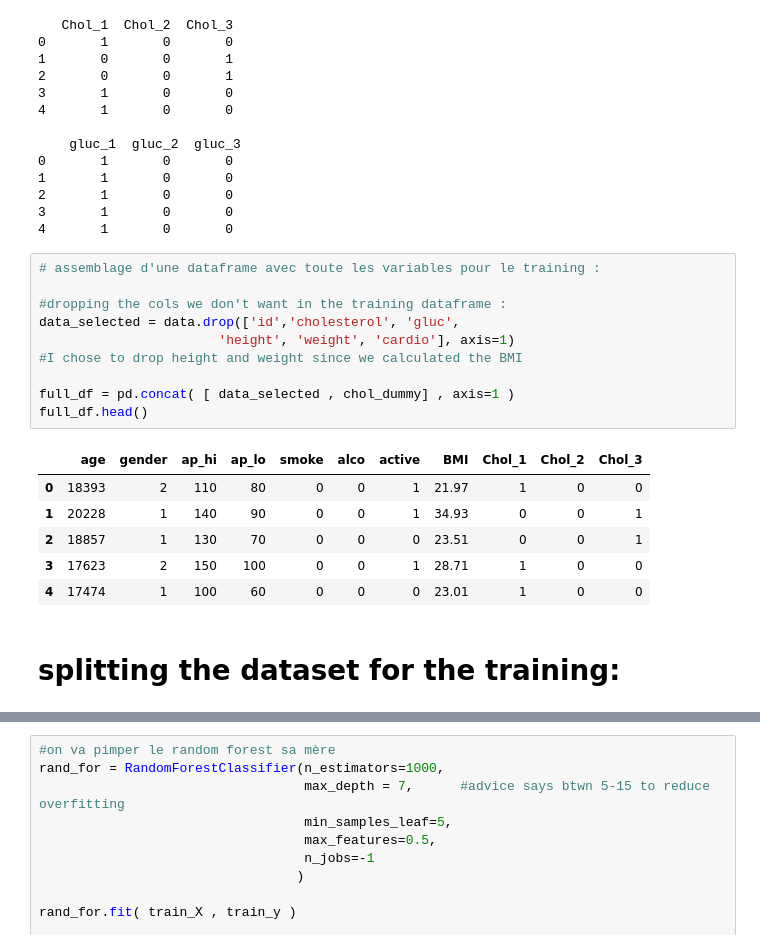
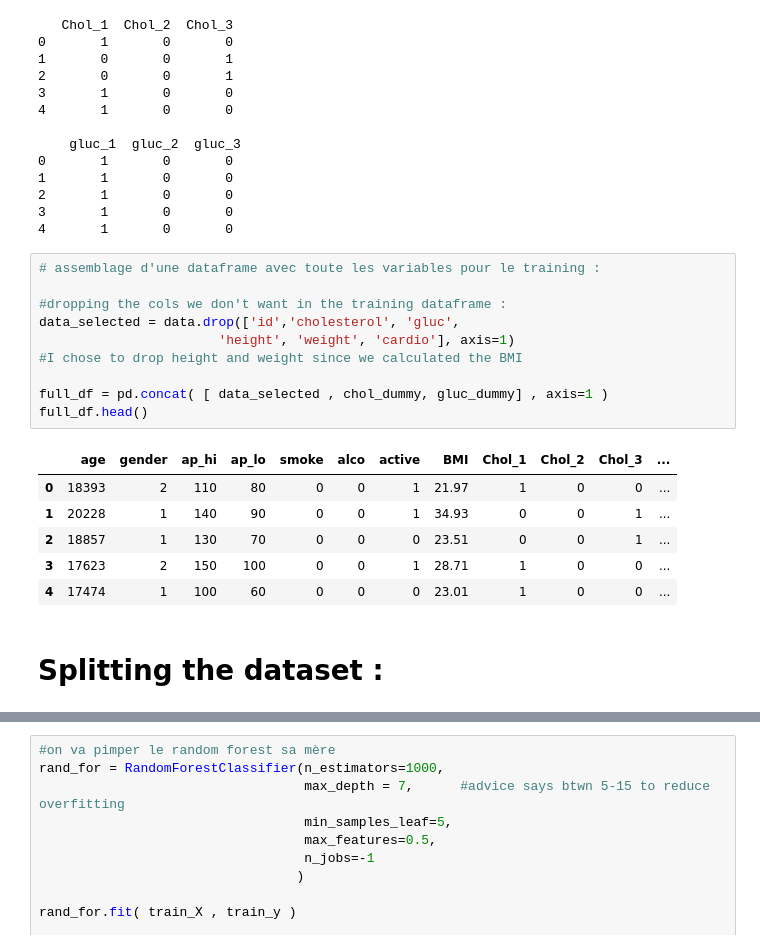
Before and after one commit to pasaunier/FDD_Projet_H, a Jupyter notebook: classification_saunier_rendu.ipynb, the cells around one changed output, grey strips where cells are left out. Drawn from its saved outputs; the diff is of its cells as text.

```diff
--- a/classification_saunier_rendu.ipynb
+++ b/classification_saunier_rendu.ipynb
@@ -261,20 +261,20 @@ print("\n",gluc_dummy.head())
 # %%
 # assemblage d'une dataframe avec toute les variables pour le training :
 
 #dropping the cols we don't want in the training dataframe :
 data_selected = data.drop(['id','cholesterol', 'gluc',
                        'height', 'weight', 'cardio'], axis=1)
 #I chose to drop height and weight since we calculated the BMI
 
-full_df = pd.concat( [ data_selected , chol_dummy] , axis=1 )
+full_df = pd.concat( [ data_selected , chol_dummy, gluc_dummy] , axis=1 )
 full_df.head()
 # %% [output]
-|  | age | gender | ap_hi | ap_lo | smoke | alco | active | BMI | Chol_1 | Chol_2 | Chol_3 |
-| 0 | 18393 | 2 | 110 | 80 | 0 | 0 | 1 | 21.97 | 1 | 0 | 0 |
-| 1 | 20228 | 1 | 140 | 90 | 0 | 0 | 1 | 34.93 | 0 | 0 | 1 |
-| 2 | 18857 | 1 | 130 | 70 | 0 | 0 | 0 | 23.51 | 0 | 0 | 1 |
-| 3 | 17623 | 2 | 150 | 100 | 0 | 0 | 1 | 28.71 | 1 | 0 | 0 |
-| 4 | 17474 | 1 | 100 | 60 | 0 | 0 | 0 | 23.01 | 1 | 0 | 0 |
+|  | age | gender | ap_hi | ap_lo | smoke | alco | active | BMI | Chol_1 | Chol_2 | Chol_3 | ... |
+| 0 | 18393 | 2 | 110 | 80 | 0 | 0 | 1 | 21.97 | 1 | 0 | 0 | ... |
+| 1 | 20228 | 1 | 140 | 90 | 0 | 0 | 1 | 34.93 | 0 | 0 | 1 | ... |
+| 2 | 18857 | 1 | 130 | 70 | 0 | 0 | 0 | 23.51 | 0 | 0 | 1 | ... |
+| 3 | 17623 | 2 | 150 | 100 | 0 | 0 | 1 | 28.71 | 1 | 0 | 0 | ... |
+| 4 | 17474 | 1 | 100 | 60 | 0 | 0 | 0 | 23.01 | 1 | 0 | 0 | ... |
-# %% [markdown]
-# splitting the dataset for the training:
+# %% [markdown]
+# Splitting the dataset :
 # %%
```
Also changed, not shown: parts of 29 cells of this notebook.
